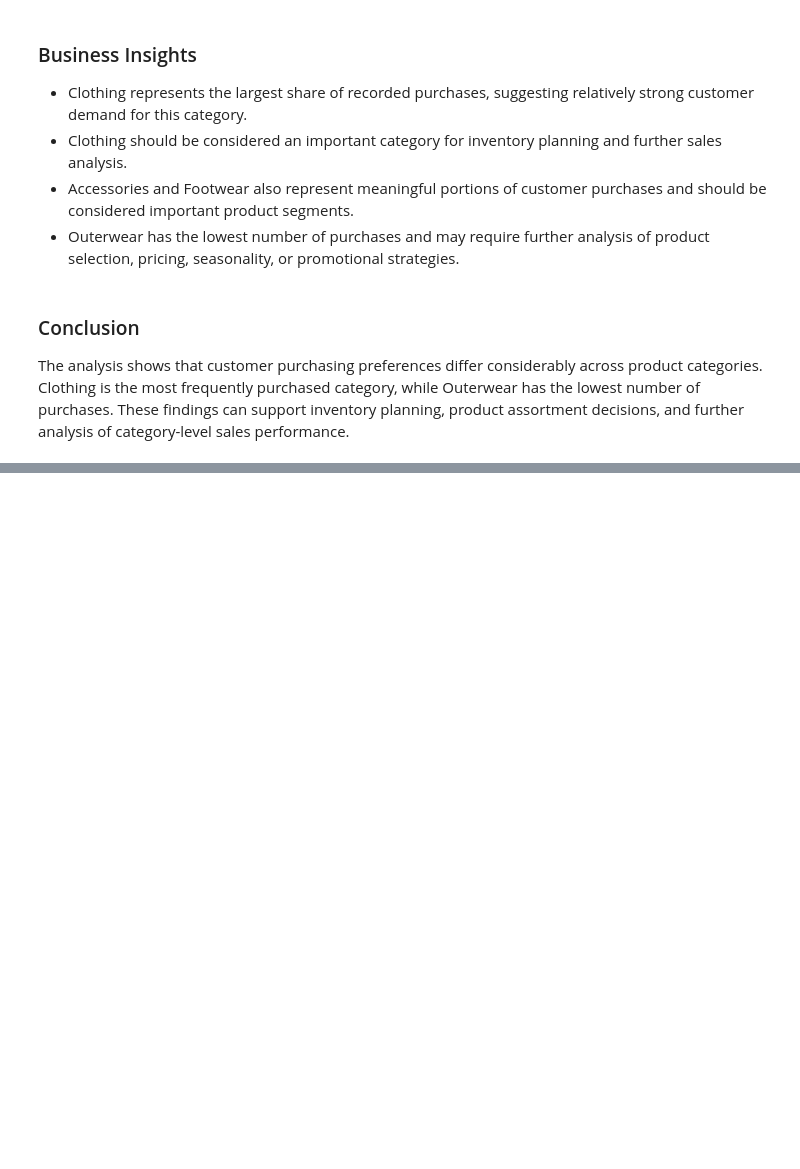
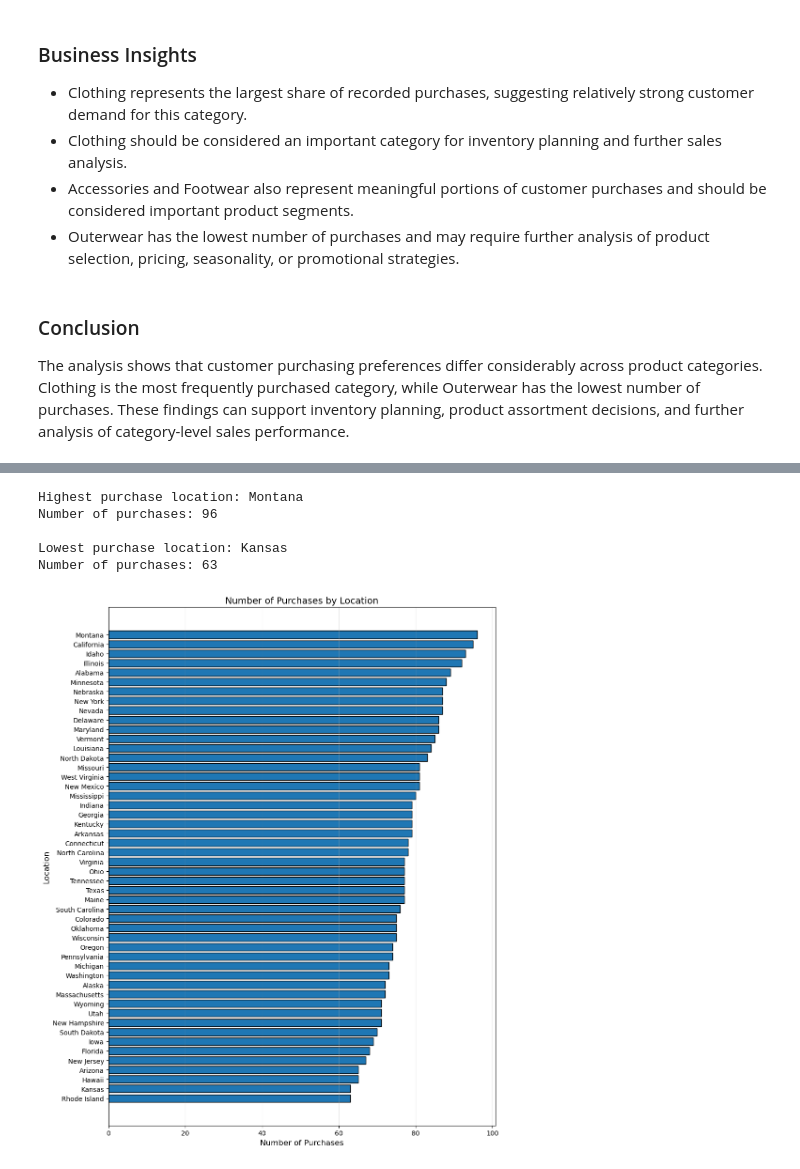
Before and after one commit to kalaranjani-a/customer-shopping-behavior-analysis, a Jupyter notebook: notebooks/customer_shopping_analysis.ipynb, the cells around one changed output, grey strips where cells are left out. Cells and saved outputs as stored; diff of their text form; code cells hidden in the pictures; blank space fills up the shorter version.

```diff
--- a/notebooks/customer_shopping_analysis.ipynb
+++ b/notebooks/customer_shopping_analysis.ipynb
@@ -655,0 +667,4 @@ The analysis shows that customer purchasing preferences differ considerably acro
+# %%
+location_counts = df["Location"].value_counts()
+
+location_counts
@@ -655,0 +716,45 @@ The analysis shows that customer purchasing preferences differ considerably acro
+# %%
+highest_location = location_counts.idxmax()
+highest_location_count = location_counts.max()
+
+lowest_location = location_counts.idxmin()
+lowest_location_count = location_counts.min()
+
+print("Highest purchase location:", highest_location)
+print("Number of purchases:", highest_location_count)
+
+print("\nLowest purchase location:", lowest_location)
+print("Number of purchases:", lowest_location_count)
+# %% [output]
+Highest purchase location: Montana
+Number of purchases: 96
+
+Lowest purchase location: Kansas
+Number of purchases: 63
+# %%
+location_counts_sorted = location_counts.sort_values(ascending=True)
+
+plt.figure(figsize=(10, 12))
+
+plt.barh(
+    location_counts_sorted.index,
+    location_counts_sorted.values,
+    edgecolor="black"
+)
+
+plt.title("Number of Purchases by Location", fontsize=14)
+plt.xlabel("Number of Purchases", fontsize=12)
+plt.ylabel("Location", fontsize=12)
+
+plt.grid(axis="x", alpha=0.3)
+
+plt.tight_layout()
+plt.savefig(
+    "../images/customer_location_distribution.png",
+    dpi=300,
+    bbox_inches="tight"
+)
+
+plt.show()
+# %% [output]
+[figure, added]
```
Also changed, not shown: parts of 7 cells of this notebook, 1 other file.
